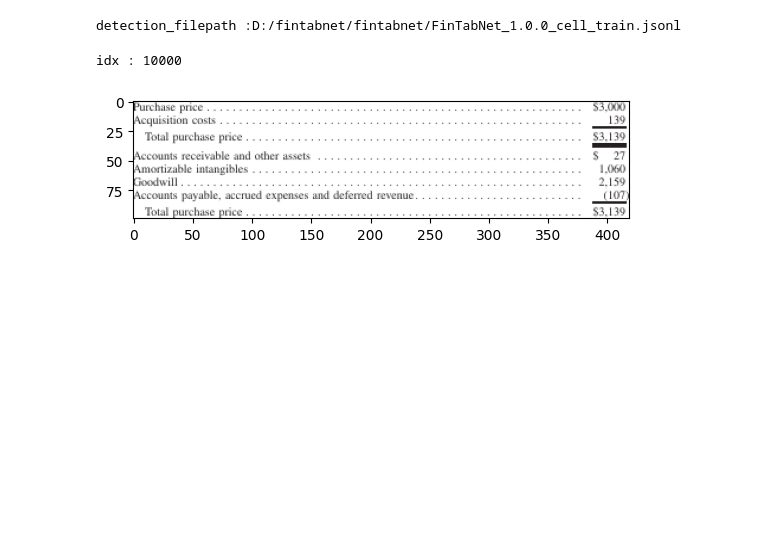
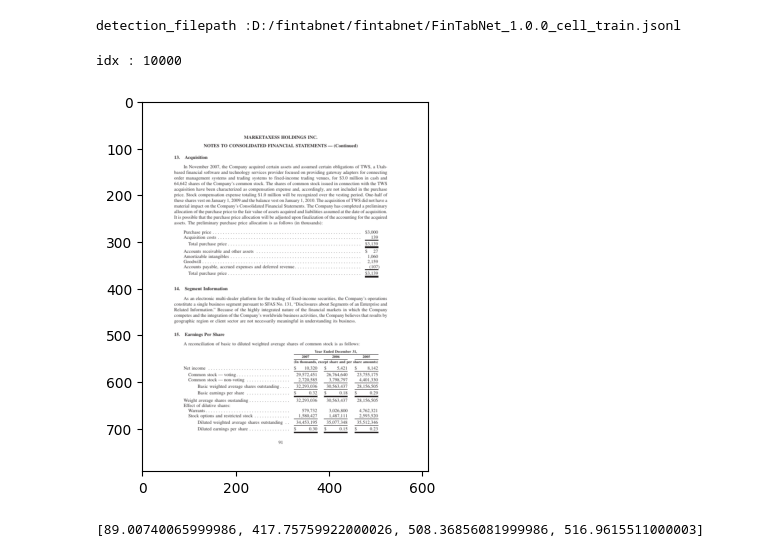
Before and after one commit to anhmup/YOLO_TD, a Jupyter notebook: data_yolo_fintab.ipynb, the cells around one changed output. Cells and saved outputs as stored; diff of their text form; code cells hidden in the pictures; blank space fills up the shorter version.

```diff
--- a/data_yolo_fintab.ipynb
+++ b/data_yolo_fintab.ipynb
@@ -822,25 +822,29 @@ detection_filepath :D:/fintabnet/fintabnet/FinTabNet_1.0.0_cell_train.jsonl
 # %%
 i = 10000
 print(f'idx : {i}')
 data_detection = json.loads(structure_lines[i])
 file_name= data_detection['filename']
 pdf_filepath = data_fintabnet_path + "pdf/" + file_name
 pdf_page = PdfFileReader(pdf_filepath).getPage(0)
 pdf_shape = pdf_page.mediaBox
 pdf_height = pdf_shape[3]-pdf_shape[1]
 pdf_width = pdf_shape[2]-pdf_shape[0]
 converted_images = convert_from_path(pdf_filepath, size=(pdf_width, pdf_height))
 img = converted_images[0]
 table_box = data_detection['bbox']
 tl_x =              (table_box[0])
 tl_y = float(pdf_height) - (table_box[3])
 br_x =              (table_box[2])
 br_y = float(pdf_height) - (table_box[1])
 img_array = np.array(img)
 page_image = Image.fromarray(img_array)
 image_table_crop = page_image.crop((int(tl_x), int(tl_y), int(br_x), int(br_y)))
-plt.imshow(image_table_crop)
+plt.imshow(page_image)
 plt.show()
 # %% [output]
 idx : 10000
-[figure, old version]
+[figure, new version]
+# %%
+data_detection['bbox']
+# %% [output]
+[89.00740065999986, 417.75759922000026, 508.36856081999986, 516.9615511000003]
```
Also changed, not shown: 2 other files.
